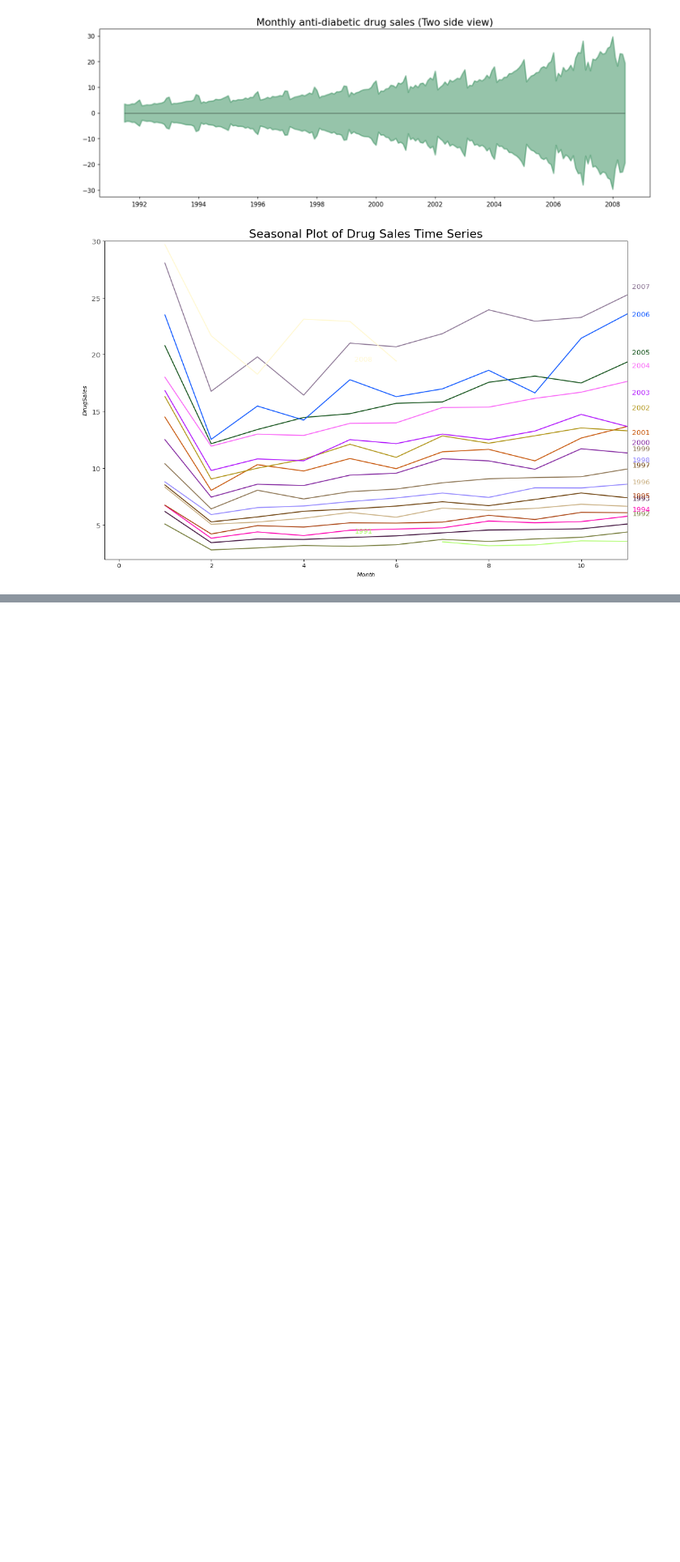
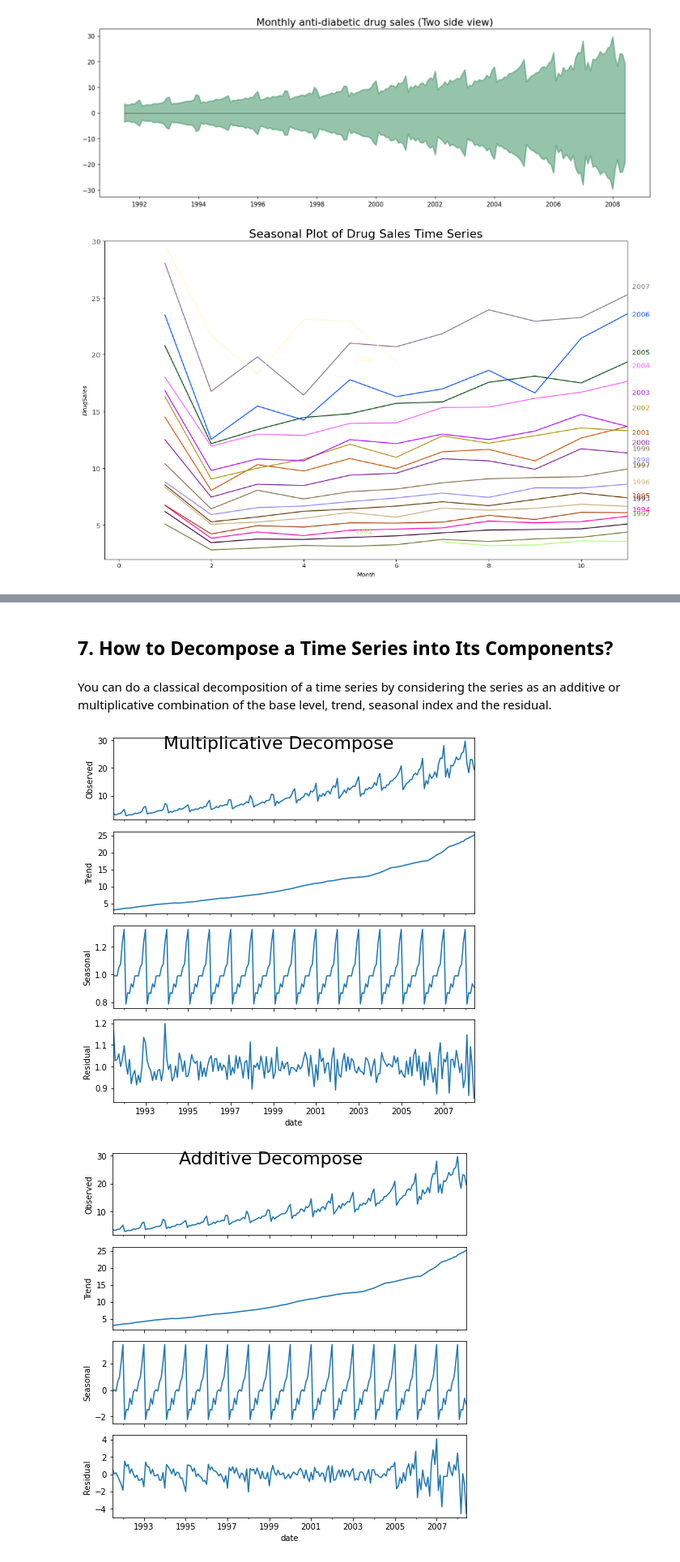
Before and after one commit to agusrichard/data-science-workbook, a Jupyter notebook: Notes/time_series_analysis.ipynb, the cells around one changed output, grey strips where cells are left out. Shown at 81% size. Cells and saved outputs as stored; diff of their text form; code cells hidden in the pictures; blank space fills up the shorter version.

```diff
--- a/Notes/time_series_analysis.ipynb
+++ b/Notes/time_series_analysis.ipynb
@@ -136,0 +199,22 @@ plt.show()
+# %% [markdown]
+## 7. How to Decompose a Time Series into Its Components?
+# %% [markdown]
+You can do a classical decomposition of a time series by considering the series as an additive or multiplicative combination of the base level, trend, seasonal index and the residual.
+# %%
+from statsmodels.tsa.seasonal import seasonal_decompose
+from dateutil.parser import parse
+
+df = pd.read_csv('https://raw.githubusercontent.com/selva86/datasets/master/a10.csv', parse_dates=['date'], index_col='date')
+
+# Multiplicative Decomposition
+result_mul = seasonal_decompose(df['value'], model='multiplicative', extrapolate_trend='freq')
+
+# Additive Decomposition
+result_add = seasonal_decompose(df['value'], model='additive', extrapolate_trend='freq')
+# %%
+plt.rcParams.update({'figure.figsize': (7, 7)})
+result_mul.plot().suptitle('Multiplicative Decompose', fontsize=22)
+result_add.plot().suptitle('Additive Decompose', fontsize=22);
+# %% [output]
+[figure, added]
+[figure, added]
```
Also changed, not shown: parts of 81 cells of this notebook.
